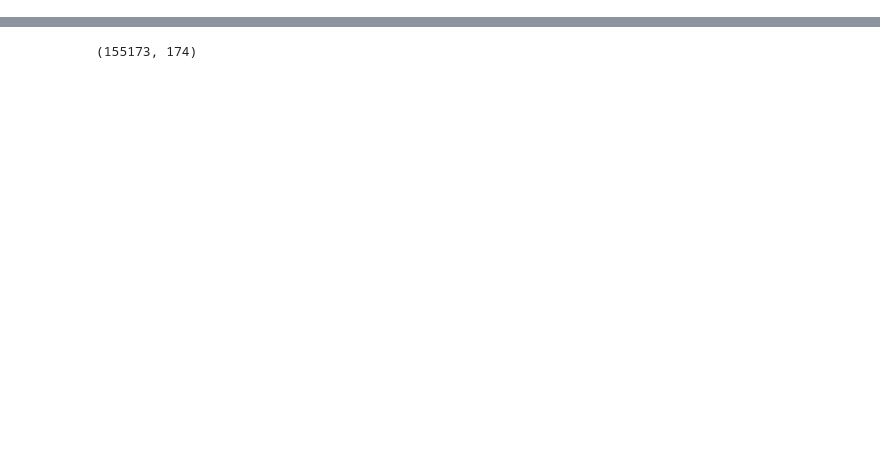
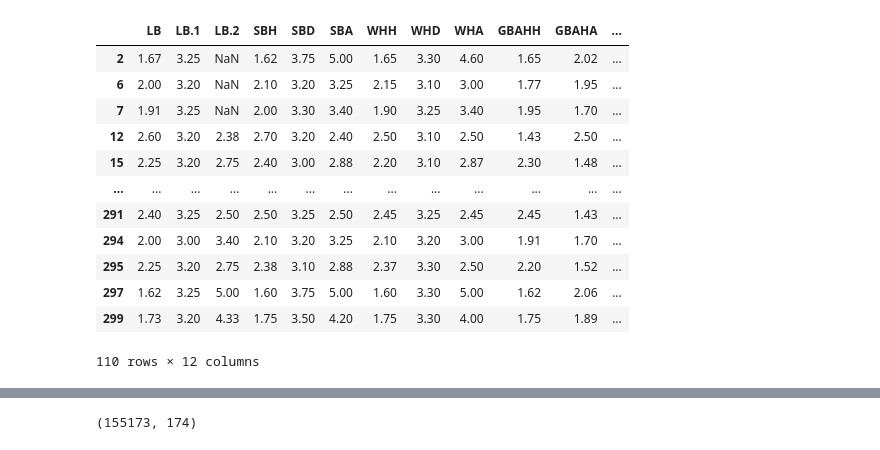
Before and after one commit to balooooooooo/machine-learning-2-coursework, a Jupyter notebook: preprocessing.ipynb, the cells around one changed output, grey strips where cells are left out. Cells and saved outputs as stored; diff of their text form; code cells hidden in the pictures; blank space fills up the shorter version.

Commit message:
Additional data prep

```diff
--- a/preprocessing.ipynb
+++ b/preprocessing.ipynb
@@ -20,0 +51,22 @@ for root, directory, files in os.walk("data/train", topdown=False):
+# %%
+tmp = pd.read_csv("data/train/germany/2/0405.csv")
+# Remove empty rows and columns
+tmp = tmp.dropna(how='all', axis=0)
+tmp = tmp.dropna(how='all', axis=1)
+tmp = tmp.loc[:, ~tmp.columns.str.startswith('Unnamed:')]
+tmp = tmp[tmp[['LB', 'LB.1', 'LB.2']].notnull().any(axis=1)]
+tmp.filter(regex='[HDAB12]$').iloc[:, -12:]
+# %% [output]
+|  | LB | LB.1 | LB.2 | SBH | SBD | SBA | WHH | WHD | WHA | GBAHH | GBAHA | ... |
+| 2 | 1.67 | 3.25 | NaN | 1.62 | 3.75 | 5.00 | 1.65 | 3.30 | 4.60 | 1.65 | 2.02 | ... |
+| 6 | 2.00 | 3.20 | NaN | 2.10 | 3.20 | 3.25 | 2.15 | 3.10 | 3.00 | 1.77 | 1.95 | ... |
+| 7 | 1.91 | 3.25 | NaN | 2.00 | 3.30 | 3.40 | 1.90 | 3.25 | 3.40 | 1.95 | 1.70 | ... |
+| 12 | 2.60 | 3.20 | 2.38 | 2.70 | 3.20 | 2.40 | 2.50 | 3.10 | 2.50 | 1.43 | 2.50 | ... |
+| 15 | 2.25 | 3.20 | 2.75 | 2.40 | 3.00 | 2.88 | 2.20 | 3.10 | 2.87 | 2.30 | 1.48 | ... |
+| ... | ... | ... | ... | ... | ... | ... | ... | ... | ... | ... | ... | ... |
+| 291 | 2.40 | 3.25 | 2.50 | 2.50 | 3.25 | 2.50 | 2.45 | 3.25 | 2.45 | 2.45 | 1.43 | ... |
+| 294 | 2.00 | 3.00 | 3.40 | 2.10 | 3.20 | 3.25 | 2.10 | 3.20 | 3.00 | 1.91 | 1.70 | ... |
+| 295 | 2.25 | 3.20 | 2.75 | 2.38 | 3.10 | 2.88 | 2.37 | 3.30 | 2.50 | 2.20 | 1.52 | ... |
+| 297 | 1.62 | 3.25 | 5.00 | 1.60 | 3.75 | 5.00 | 1.60 | 3.30 | 5.00 | 1.62 | 2.06 | ... |
+| 299 | 1.73 | 3.20 | 4.33 | 1.75 | 3.50 | 4.20 | 1.75 | 3.30 | 4.00 | 1.75 | 1.89 | ... |
+110 rows × 12 columns
```
Also changed, not shown: parts of 29 cells of this notebook.
